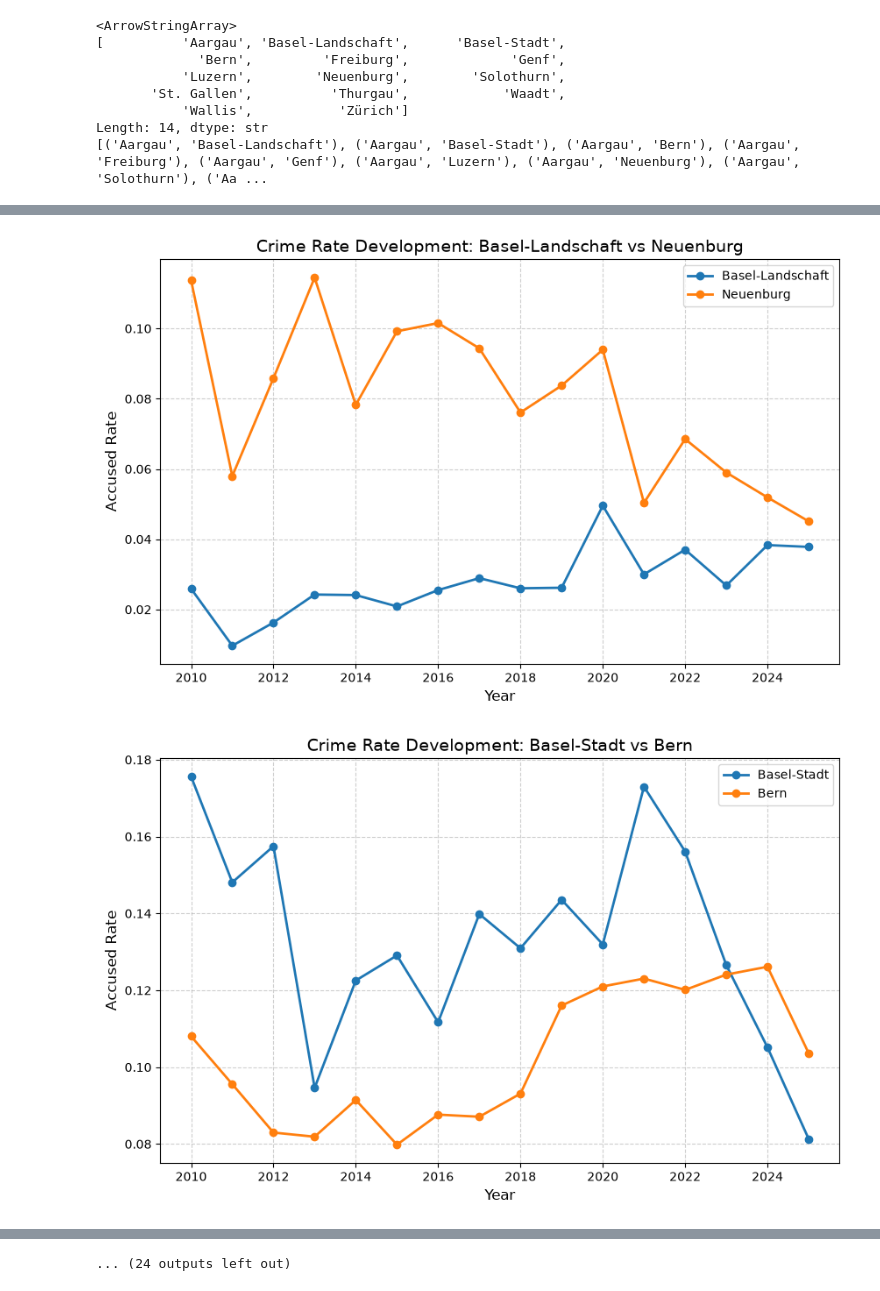
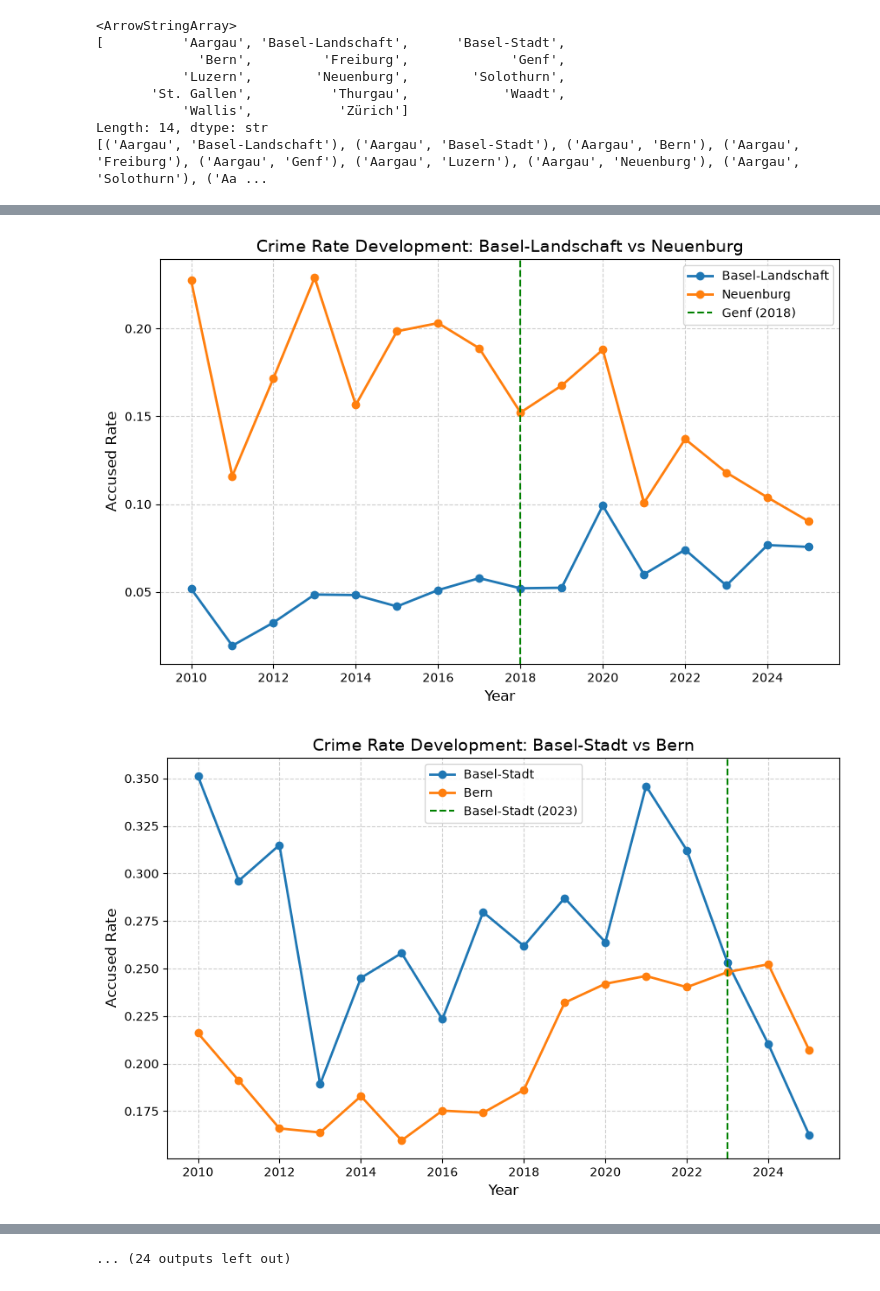
Before and after one commit to GianlucaZumbuehl/Python-Project-HS26-Criminality-and-Minimum-Wage, a Jupyter notebook: Group_project_part_annette/Visualisations/parallel_trend_visualizations.ipynb, the cells around one changed output, grey strips where cells are left out. Saved outputs shown, nothing was run; the diff lists cells and outputs as text; code cells hidden in the pictures.

Commit message:
new graphs

```diff
--- a/Group_project_part_annette/Visualisations/parallel_trend_visualizations.ipynb
+++ b/Group_project_part_annette/Visualisations/parallel_trend_visualizations.ipynb
@@ -107,22 +130,45 @@ combinations = [
 # %%
 for canton1, canton2 in combinations:
 
-  # 1. Filter subset for the current pair of cantons
+  # 1. Filtering subset for the current pair of cantons
   subset = data[data['Canton'].isin([canton1, canton2])]
 
-  # 2. Create a new canvas for each pair
+  # 2. Creating canvas
   plt.figure(figsize=(10, 6))
 
-  # 3. Plot both cantons onto the same graph
+  # 3. Ploting both cantons onto same graph
   for canton in [canton1, canton2]:
     canton_data = subset[subset['Canton'] == canton]
     plt.plot(
         canton_data['Year'],
-        canton_data['Accused Rate'],
+        canton_data['AccusedRate'],
         marker='o',
         linewidth=2,
-        label=canton
-    )
+        label=canton)
+  if 'Basel-Stadt' in [canton1, canton2]: #adding dotted line for minimum-wage-introduction
+    plt.axvline(
+      x=2023,
+      color='green',
+      linestyle='--',
+      linewidth=1.5,
+      label='Basel-Stadt (2023)')
+  elif 'Genf' in [canton1, canton2]:
+    plt.axvline(
+      x=2021,
+      color='green',
+      linestyle='--',
+      linewidth=1.5,
+      label='Genf (2021)')
+  elif 'Neuenburg' in [canton1, canton2]:
+    plt.axvline(
+      x=2018,
+     color='green',
+      linestyle='--',
+      linewidth=1.5,
+      label='Genf (2018)')
+
+
+
 
   # 4. Add titles, labels, and show the plot
   plt.title(f'Crime Rate Development: {canton1} vs {canton2}', fontsize=14)
@@ -140,2 +186,2 @@ for canton1, canton2 in combinations:
-[figure, old version]
+[figure, new version]
-[figure, old version]
+[figure, new version]
```
Also changed, not shown: parts of 5 cells of this notebook, 1 other file.
